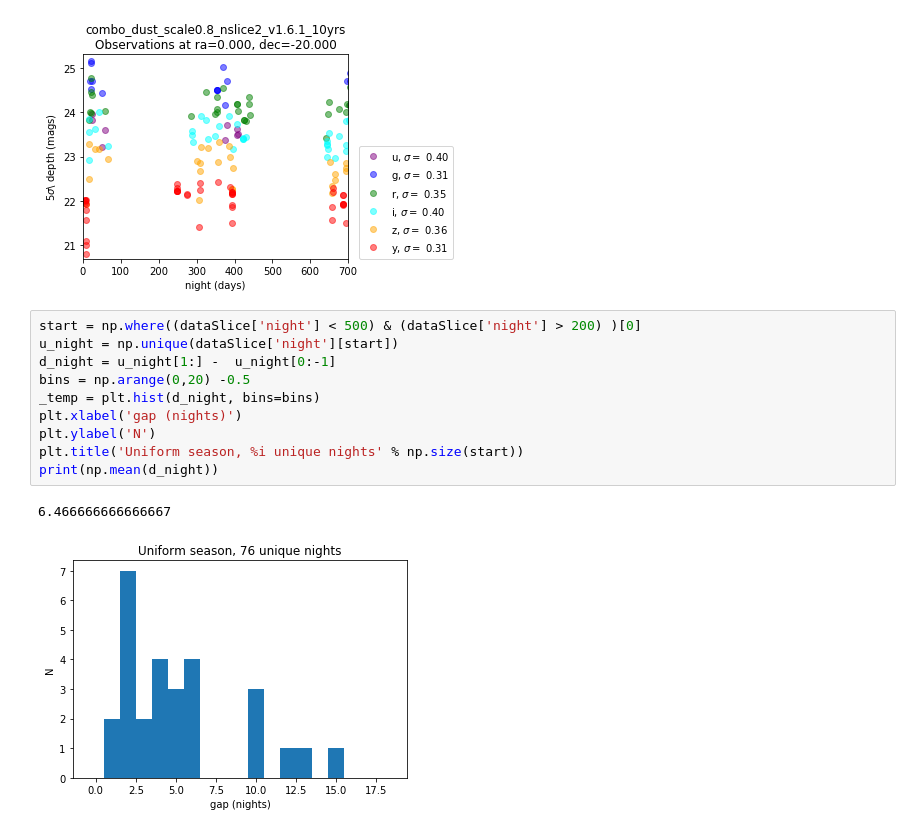
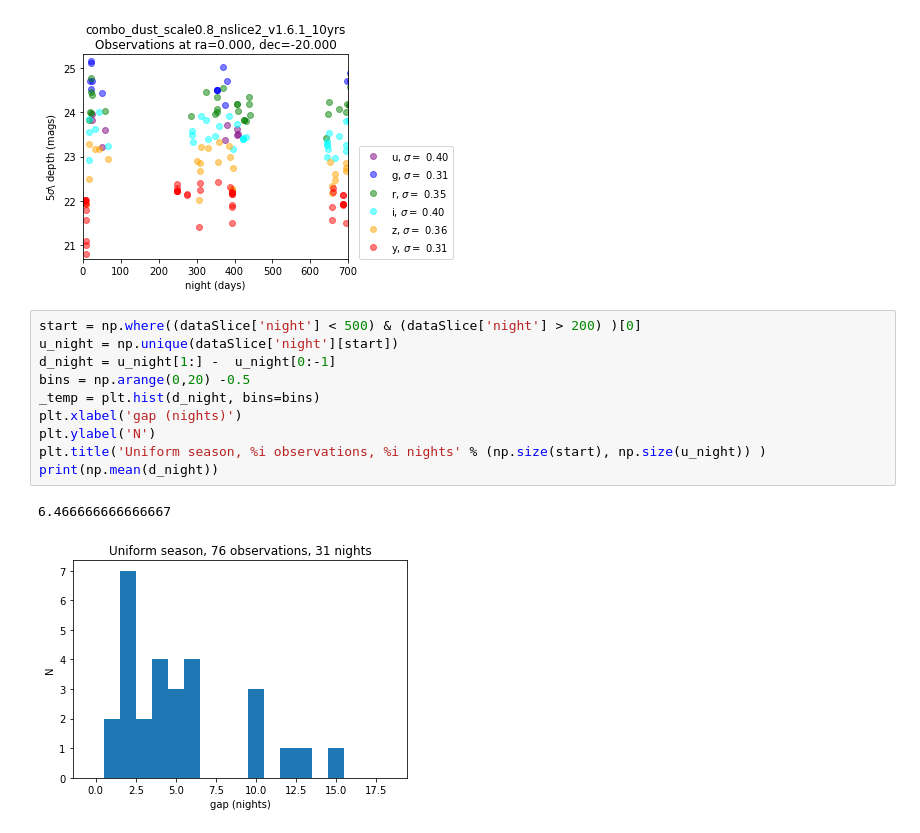
Before and after one commit to lsst-sims/sims_featureScheduler_runs_technical, a Jupyter notebook: combo_roll/cadence_check.ipynb, the cells around one changed output. Cells and saved outputs as stored; diff of their text form.

Commit message:
update title

```diff
--- a/combo_roll/cadence_check.ipynb
+++ b/combo_roll/cadence_check.ipynb
@@ -94,16 +94,16 @@ plt.tight_layout()
 # %%
 start = np.where((dataSlice['night'] < 500) & (dataSlice['night'] > 200) )[0]
 u_night = np.unique(dataSlice['night'][start])
 d_night = u_night[1:] -  u_night[0:-1]
 bins = np.arange(0,20) -0.5
 _temp = plt.hist(d_night, bins=bins)
 plt.xlabel('gap (nights)')
 plt.ylabel('N')
-plt.title('Uniform season, %i unique nights' % np.size(start))
+plt.title('Uniform season, %i observations, %i nights' % (np.size(start), np.size(u_night)) )
 print(np.mean(d_night))
 # %% [output]
 6.466666666666667
-[figure, old version]
+[figure, new version]
 # %%
 start = np.where((dataSlice['night'] < 1600) & (dataSlice['night'] > 1200))[0]
 u_night = np.unique(dataSlice['night'][start])
```
Also changed, not shown: parts of 3 cells of this notebook.
